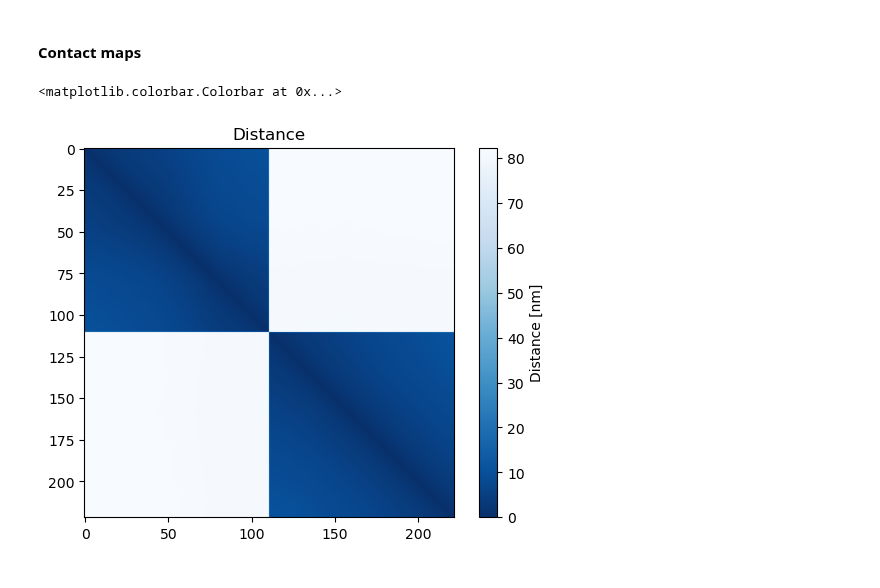
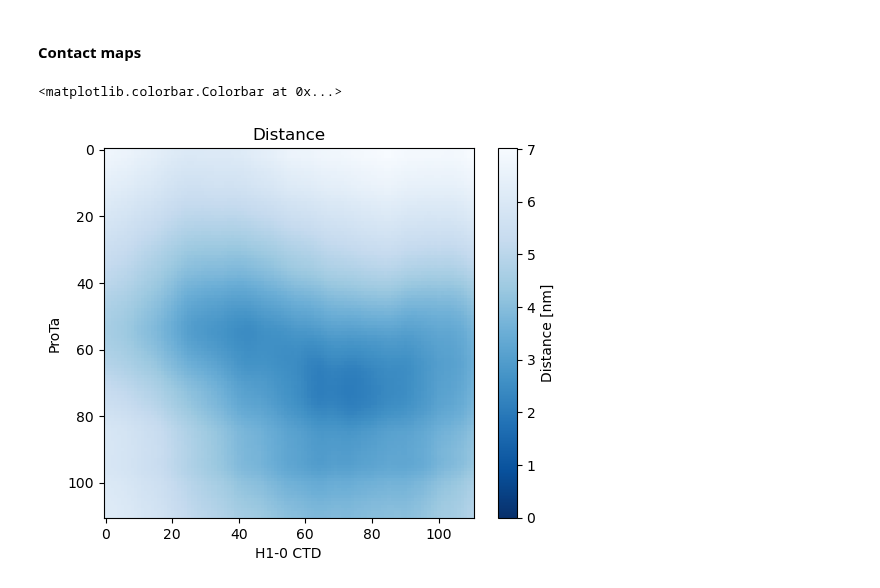
Before and after one commit to frederikespersen/OrthoIDP, a Jupyter notebook: exp/prota_h1-0/prota_h1-0.ipynb, the cells around one changed output. Cells and saved outputs as stored; diff of their text form; code cells hidden in the pictures.

```diff
--- a/exp/prota_h1-0/prota_h1-0.ipynb
+++ b/exp/prota_h1-0/prota_h1-0.ipynb
@@ -138,0 +136,7 @@ trajs['H1-0_WT'].xyz = trajs['H1-0_WT'].xyz + [0, 0, 0]
+# %%
+# Loading trajectory
+trajs = []
+for prot in ['PROTA_WT', 'H1-0_WT', 'PROTA_WT']:
+    top_path  = f'data/{prot}.pdb'
+    trajs.append(md.load(top_path))
+trajs
@@ -210,9 +203,12 @@ intra_mask = np.reshape(intra_mask, [len(residues)]*2)
 inter_mask = ~intra_mask
 # %%
 # Plotting distance contact map
-plt.imshow(distances.mean(axis=0), cmap=plt.cm.get_cmap('Blues_r'))
+prota_len = (residues['chain_id'] == 'ProTa').sum()
+plt.imshow(distances.mean(axis=0)[:prota_len,prota_len:], vmin=0, cmap=plt.cm.get_cmap('Blues_r'))
 plt.title("Distance")
+plt.xlabel("H1-0 CTD")
+plt.ylabel("ProTa")
 plt.colorbar(label="Distance [nm]")
 # %% [output]
 <matplotlib.colorbar.Colorbar at 0x...>
-[figure, old version]
+[figure, new version]
```
Also changed, not shown: parts of 19 cells of this notebook.
